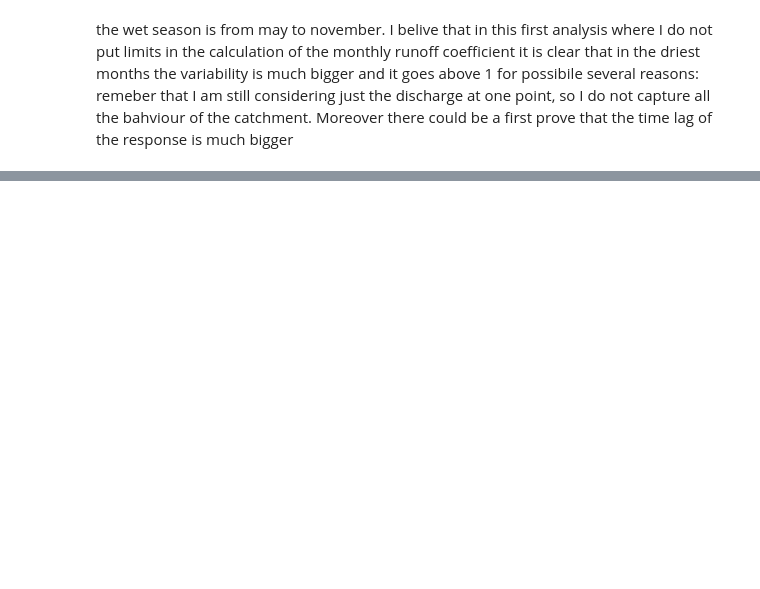
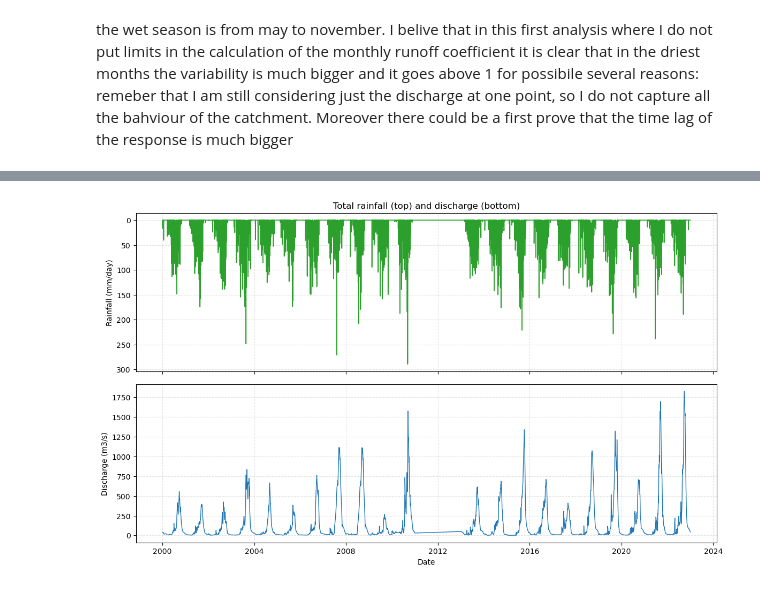
Before and after one commit to flavgiannini/Thesis, a Jupyter notebook: Analysis_data.ipynb, the cells around one changed output, grey strips where cells are left out. Saved outputs shown, nothing was run; the diff lists cells and outputs as text; code cells hidden in the pictures; blank space fills up the shorter version.

```diff
--- a/Analysis_data.ipynb
+++ b/Analysis_data.ipynb
@@ -957,0 +853,86 @@ display(february_runoff)
+# %%
+import pandas as pd
+import matplotlib.pyplot as plt
+import numpy as np
+
+# Load data (if needed)
+if "Prec" not in globals() or "Data_Chance" not in globals():
+    file_path = "C:/Users/flavi/OneDrive - Delft University of Technology/code_giannini_thesis/Thesis/All data1.xlsx"
+    Prec = pd.read_excel(file_path, sheet_name="Precipitation", parse_dates=["Date"]).set_index("Date").sort_index()
+    Data_Chance = pd.read_excel(file_path, sheet_name="Discharge Chache", parse_dates=["Date"]).set_index("Date").sort_index()
+
+# Total rainfall (sum of first 5 precipitation columns)
+prec_cols = list(Prec.columns[:5])
+rain_total = Prec[prec_cols].apply(pd.to_numeric, errors="coerce").sum(axis=1, min_count=1).rename("Total rainfall")
+
+# Discharge (first numeric column)
+q_col = Data_Chance.select_dtypes(include=[np.number]).columns[0]
+q = pd.to_numeric(Data_Chance[q_col], errors="coerce").rename("Discharge")
+
+# Align dates and keep valid pairs
+common_idx = rain_total.index.intersection(q.index)
+plot_df = pd.concat([rain_total.loc[common_idx], q.loc[common_idx]], axis=1).dropna()
+
+# Plot 1: rainfall on top, discharge below (full period)
+fig, (ax1, ax2) = plt.subplots(2, 1, figsize=(14, 8), sharex=True, gridspec_kw={"hspace": 0.08})
+ax1.plot(plot_df.index, plot_df["Total rainfall"], color="tab:green", linewidth=1.2)
+ax1.set_ylabel("Rainfall (mm/day)")
+ax1.set_title("Total rainfall (top) and discharge (bottom)")
+ax1.grid(True, linestyle="--", alpha=0.35)
+ax1.invert_yaxis()
+
+ax2.plot(plot_df.index, plot_df["Discharge"], color="tab:blue", linewidth=1.0)
+ax2.set_ylabel("Discharge (m3/s)")
+ax2.set_xlabel("Date")
+ax2.grid(True, linestyle="--", alpha=0.35)
+
+plt.tight_layout()
+plt.show()
+
+# Plot 2: dot plot rainfall vs discharge (full period)
+plt.figure(figsize=(8, 6))
+plt.scatter(plot_df["Total rainfall"], plot_df["Discharge"], s=10, alpha=0.6, color="tab:purple")
+plt.xlabel("Total rainfall (mm/day)")
+plt.ylabel("Discharge (m3/s)")
+plt.title("Rainfall vs discharge (dots)")
+plt.grid(True, linestyle="--", alpha=0.35)
+plt.tight_layout()
+plt.show()
+
+# Plot 3: rainfall (top) and discharge (bottom) for one specific year (2022)
+year_to_plot = 2022
+plot_df_year = plot_df.loc[plot_df.index.year == year_to_plot].copy()
+
+if plot_df_year.empty:
+    print(f"No paired rainfall-discharge data found for {year_to_plot}.")
+else:
+    fig, (ax1y, ax2y) = plt.subplots(2, 1, figsize=(14, 8), sharex=True, gridspec_kw={"hspace": 0.08})
+    ax1y.bar(plot_df_year.index, plot_df_year["Total rainfall"], color="tab:green", width=1.0)
+    ax1y.set_ylabel("Rainfall (mm/day)")
+    ax1y.set_title(f"Total rainfall (top) and discharge (bottom) - {year_to_plot}")
+    ax1y.grid(True, linestyle="--", alpha=0.35)
+    ax1y.invert_yaxis()
+
+    ax2y.plot(plot_df_year.index, plot_df_year["Discharge"], color="tab:blue", linewidth=1.0)
+    ax2y.set_ylabel("Discharge (m3/s)")
+    ax2y.set_xlabel("Date")
+    ax2y.grid(True, linestyle="--", alpha=0.35)
+
+    plt.tight_layout()
+    plt.show()
+
+    # Plot 4: dot plot rainfall vs discharge for 2022
+    plt.figure(figsize=(8, 6))
+    plt.scatter(plot_df_year["Total rainfall"], plot_df_year["Discharge"], s=16, alpha=0.7, color="tab:orange")
+    plt.xlabel("Total rainfall (mm/day)")
+    plt.ylabel("Discharge (m3/s)")
+    plt.title(f"Rainfall vs discharge (dots) - {year_to_plot}")
+    plt.grid(True, linestyle="--", alpha=0.35)
+    plt.tight_layout()
+    plt.show()
+
+print(f"Using discharge column: {q_col}")
+print(f"Number of paired points: {len(plot_df)}")
+print(f"Number of paired points in {year_to_plot}: {len(plot_df_year)}")
+# %% [output]
+[figure, added]
```
Also changed, not shown: parts of 18 cells of this notebook, 2 other files.
